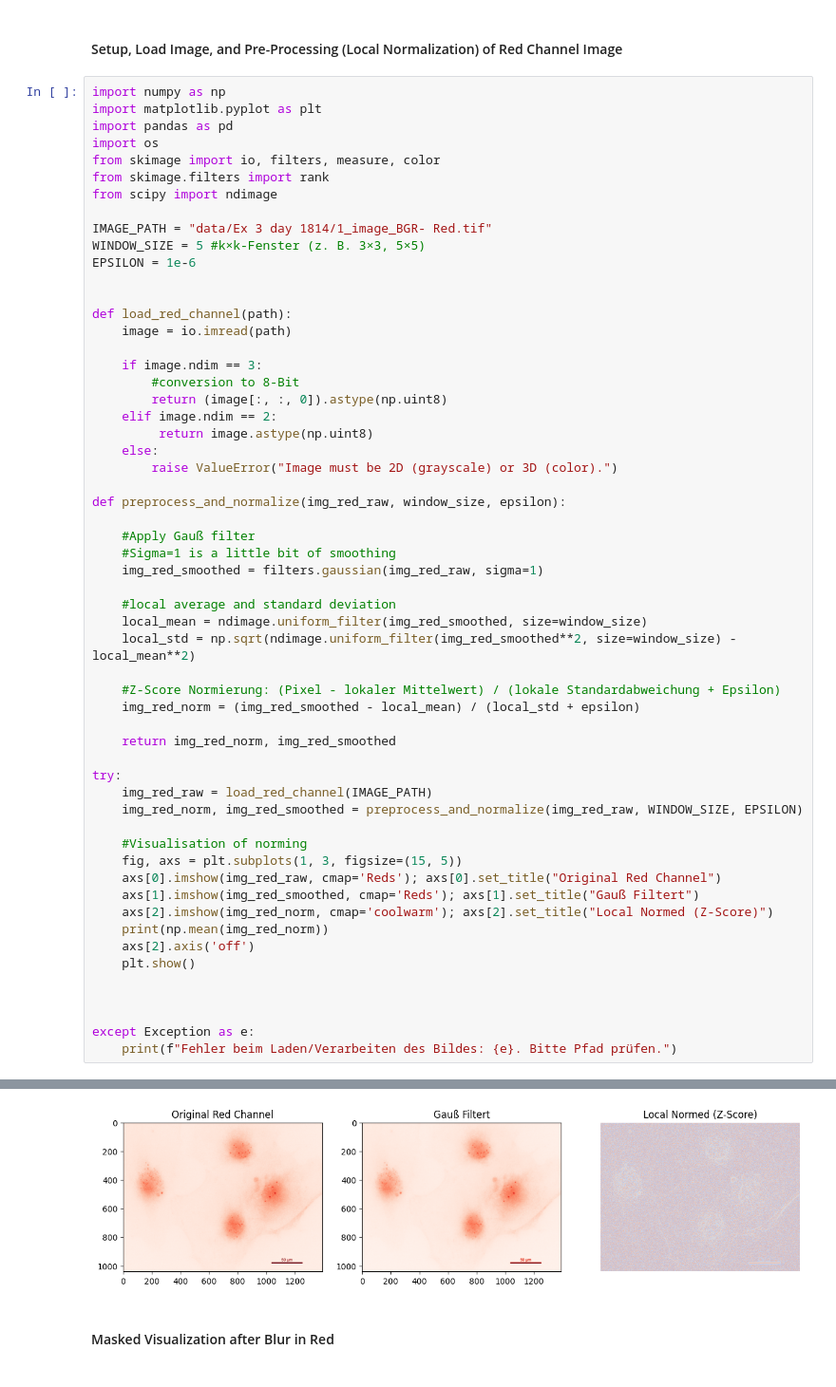
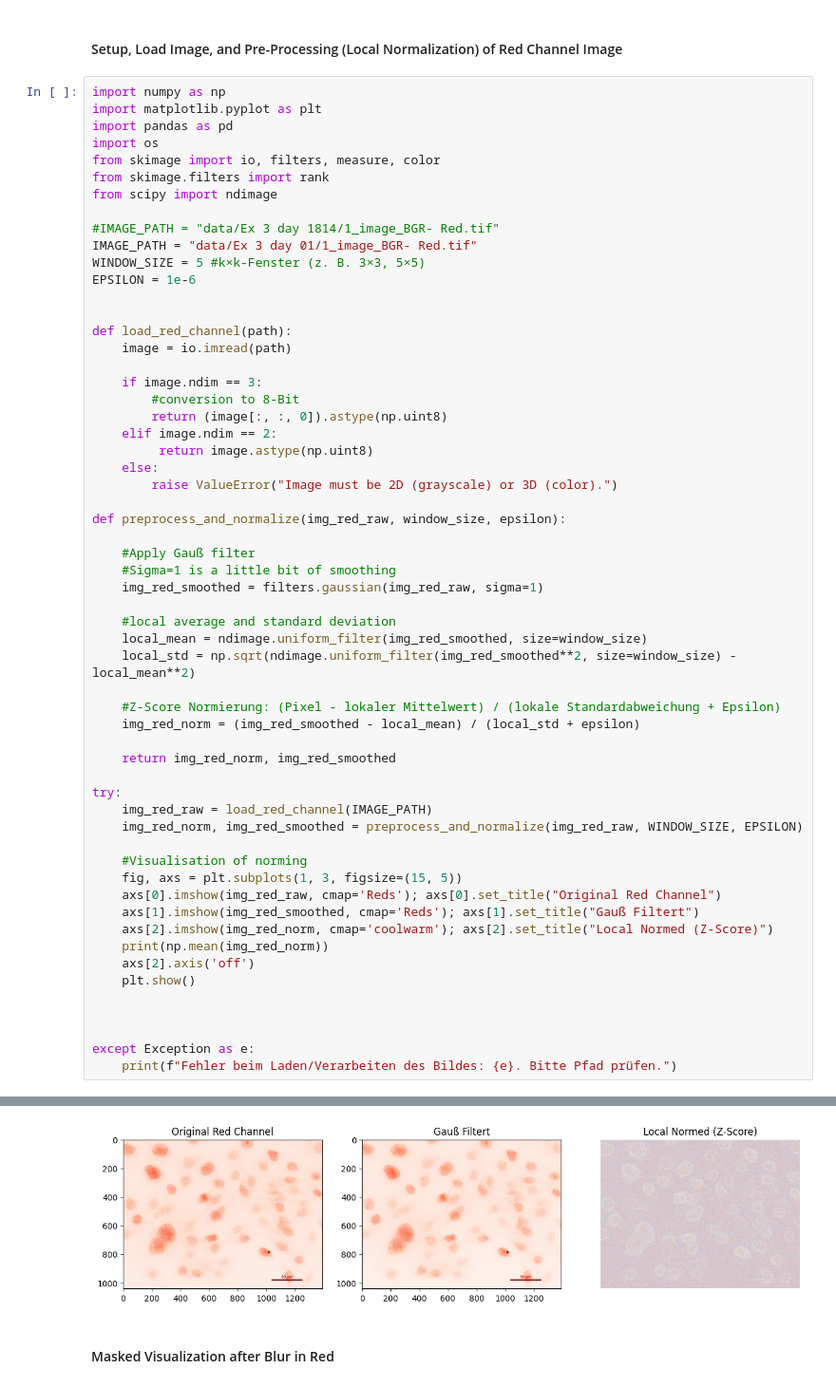
Before and after one commit to SilverPheonix/ML_Zellkern, a Jupyter notebook: cell_detection.ipynb, the cells around one changed output, grey strips where cells are left out. Shown at 95% size. Cells and saved outputs as stored; diff of their text form.

```diff
--- a/cell_detection.ipynb
+++ b/cell_detection.ipynb
@@ -232,7 +232,8 @@ from skimage import io, filters, measure, color
 from skimage.filters import rank
 from scipy import ndimage
 
-IMAGE_PATH = "data/Ex 3 day 1814/1_image_BGR- Red.tif"
+#IMAGE_PATH = "data/Ex 3 day 1814/1_image_BGR- Red.tif"
+IMAGE_PATH = "data/Ex 3 day 01/1_image_BGR- Red.tif"
 WINDOW_SIZE = 5 #k×k-Fenster (z. B. 3×3, 5×5)
 EPSILON = 1e-6
 
@@ -285,4 +286,4 @@ except Exception as e:
-[figure, old version]
+[figure, new version]
 # %% [markdown]
 #### Masked Visualization after Blur in Red
 # %%
```
Also changed, not shown: parts of 8 cells of this notebook, 1 other file.
